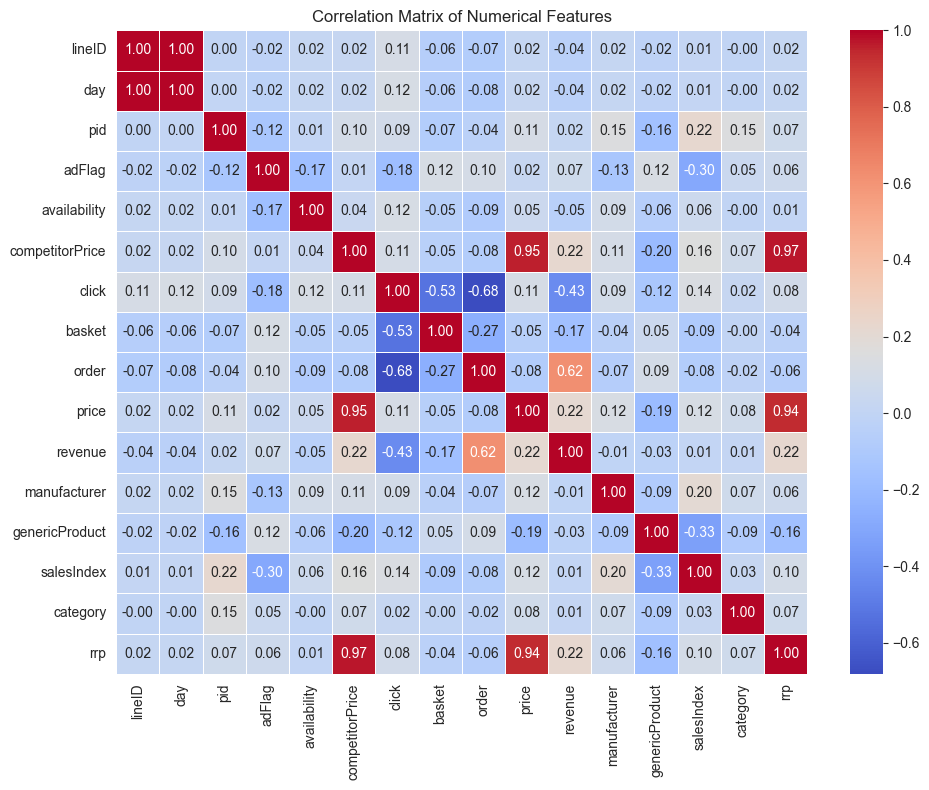
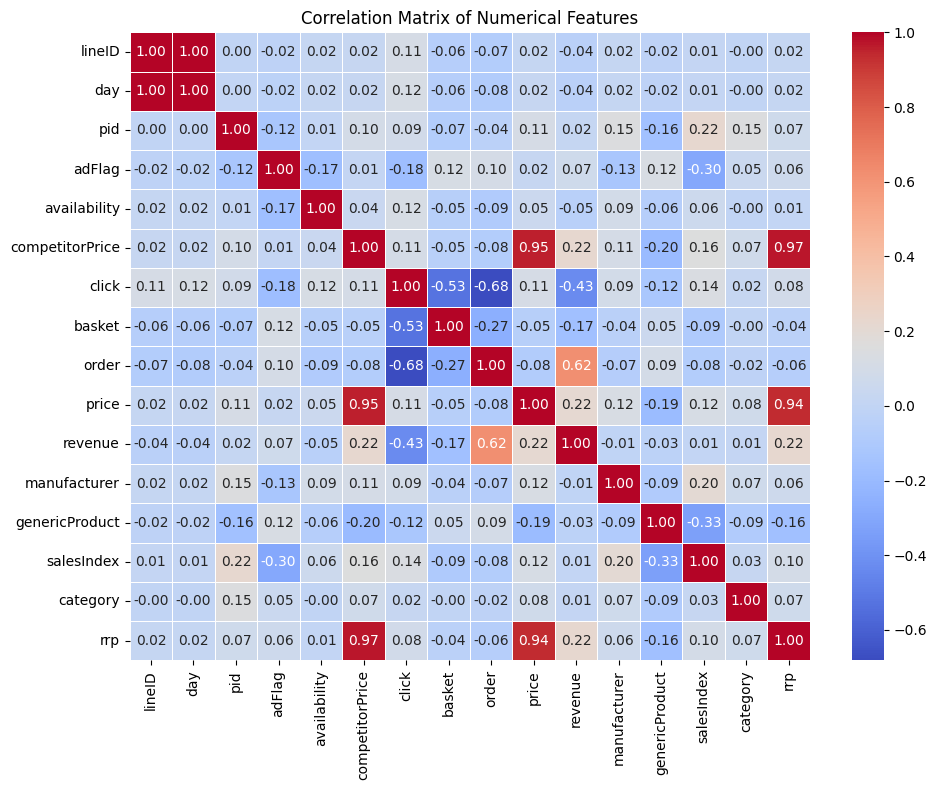
Unified diff of the notebook cell whose output changed from the first chart to the second:
--- before
+++ after
@@ -1,4 +1,5 @@
 # Numbers
 print(df.corr(numeric_only=True))
+df.corr(numeric_only=True).to_csv('../reports/correlation_matrix.csv')
 
 # Visualization of correlation matrix
@@ -9,3 +10,4 @@
 plt.title('Correlation Matrix of Numerical Features')
 plt.tight_layout()
+plt.savefig('../reports/figures/correlation_matrix.png')
 plt.show()

Commit: Enhance feature engineering notebook with new features and data handling